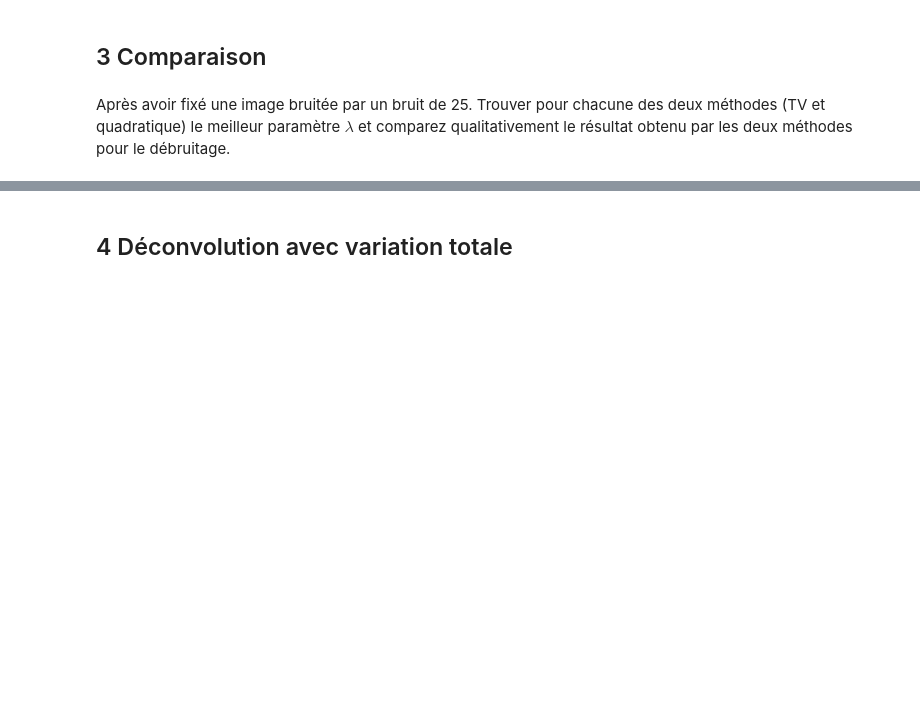
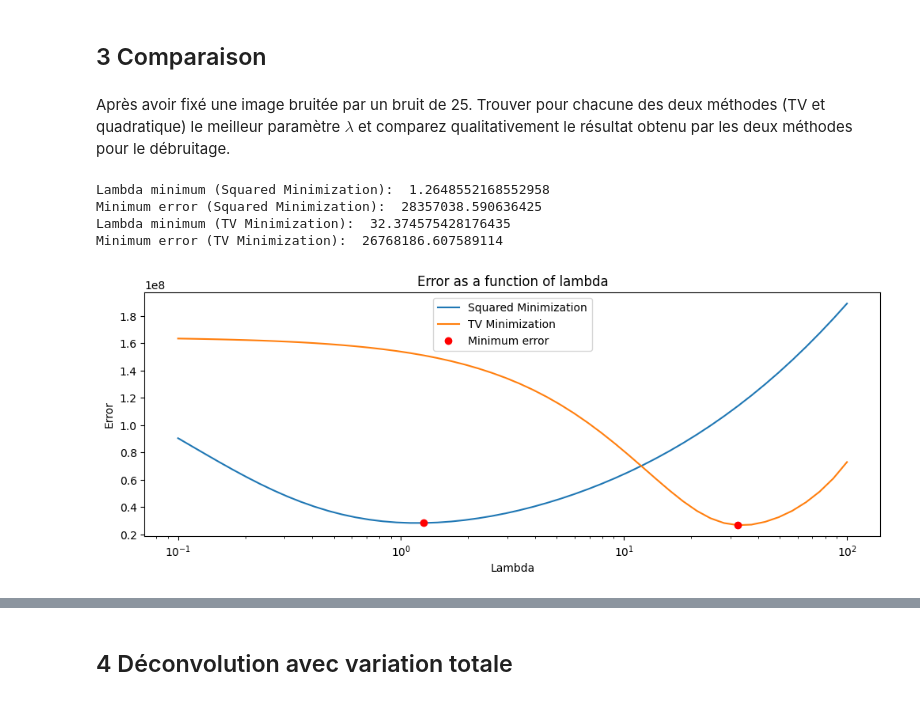
Before and after one commit to dftorresro/IMA203---TP2-M-thodes-Variationnelles, a Jupyter notebook: tp_ima203_variatio.ipynb, the cells around one changed output, grey strips where cells are left out. Drawn from its saved outputs; the diff is of its cells as text; code cells hidden in the pictures; blank space fills up the shorter version.

```diff
--- a/tp_ima203_variatio.ipynb
+++ b/tp_ima203_variatio.ipynb
@@ -618,3 +674,59 @@ Le programme `vartotale_Chambolle` applique la méthode de Chambolle (expliquée
 ## 3 Comparaison
 # %% [markdown]
 Après avoir fixé une image bruitée par un bruit de 25. Trouver pour chacune des deux méthodes (TV et quadratique) le meilleur paramètre $ \lambda$ et comparez qualitativement le résultat obtenu par les deux méthodes pour le débruitage.
+# %%
+myim = imread('lena.tif')
+
+# Setting up a vector of lambdas in a logarithmic scale
+lambdas = np.logspace(-1, 2, 50)
+
+# For squared minimization ----------------------------------------------------
+# Setting up a vector of errors
+errors_quad = np.zeros(len(lambdas))
+
+# Applying minimization_quadratique for each lambda
+for i in range(len(lambdas)):
+    u = minimisation_quadratique(imb, lambdas[i])
+    errors_quad[i] = norm2(u - myim)**2
+
+# Taking the minimum of the errors
+min_error_quad = errors_quad.min()
+lambda_min_quad = lambdas[errors_quad.argmin()]
+
+# For TV Minimization ---------------------------------------------------------
+# Setting up a vector of errors
+errors_TV = np.zeros(len(lambdas))
+
+# Applying minimise_TV_gradient for each lambda
+for i in range(len(lambdas)):
+    u = minimise_TV_gradient(imb, lambdas[i], 0.1, 100)[0]
+    errors_TV[i] = norm2(u - myim)**2
+
+# Taking the minimum of the errors
+min_error_TV = errors_TV.min()
+lambda_min_TV = lambdas[errors_TV.argmin()]
+# %%
+# Printing the results
+print('Lambda minimum (Squared Minimization): ', lambda_min_quad)
+print('Minimum error (Squared Minimization): ', min_error_quad)
+print('Lambda minimum (TV Minimization): ', lambda_min_TV)
+print('Minimum error (TV Minimization): ', min_error_TV)
+# %% [output]
+Lambda minimum (Squared Minimization):  1.2648552168552958
+Minimum error (Squared Minimization):  28357038.590636425
+Lambda minimum (TV Minimization):  32.374575428176435
+Minimum error (TV Minimization):  26768186.607589114
+# %%
+# Plotting the two errors as a function of lambda in the same logarithmic plot
+plt.figure(figsize=(12, 4))
+plt.semilogx(lambdas, errors_quad)
+plt.semilogx(lambdas, errors_TV)
+plt.semilogx(lambdas[errors_quad.argmin()], min_error_quad, 'ro')
+plt.semilogx(lambdas[errors_TV.argmin()], min_error_TV, 'ro')
+plt.legend(["Squared Minimization", "TV Minimization", "Minimum error"])
+plt.title("Error as a function of lambda")
+plt.xlabel("Lambda")
+plt.ylabel("Error")
+plt.show()
+# %% [output]
+[figure, added]
```
Also changed, not shown: parts of 21 cells of this notebook.
